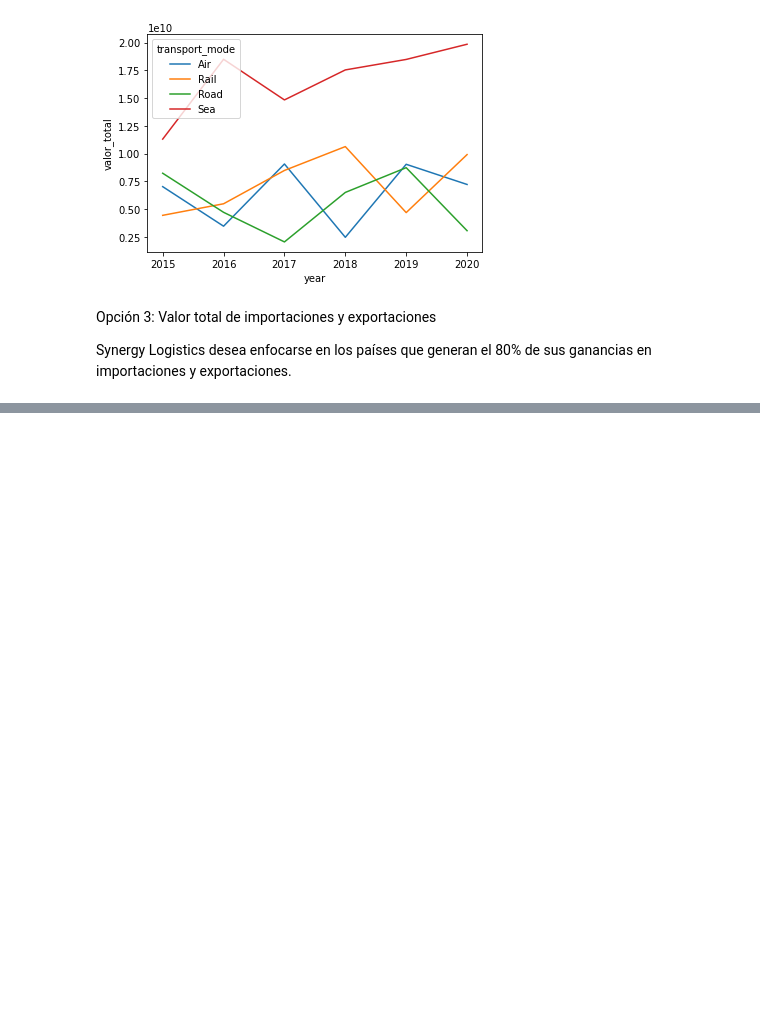
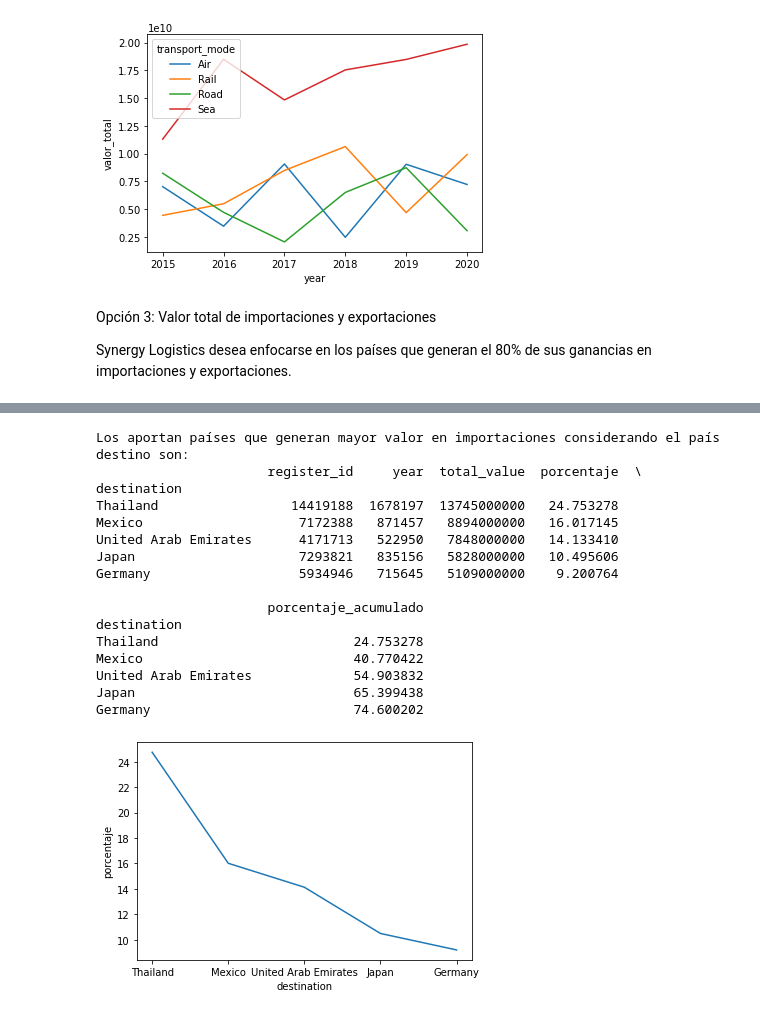
Before and after one commit to ElsaBF/Synergy-Logistics, a Jupyter notebook: ANALISIS_02_BARBA_FLORES.ipynb, the cells around one changed output, grey strips where cells are left out. Saved outputs shown, nothing was run; the diff lists cells and outputs as text; code cells hidden in the pictures; blank space fills up the shorter version.

```diff
--- a/ANALISIS_02_BARBA_FLORES.ipynb
+++ b/ANALISIS_02_BARBA_FLORES.ipynb
@@ -202,0 +216,20 @@ impo_origen
+# %%
+top_porcentaje(impo_destino, "importaciones considerando el país destino", "destination")
+# %% [output]
+Los aportan países que generan mayor valor en importaciones considerando el país destino son:
+                      register_id     year  total_value  porcentaje  \
+destination
+Thailand                 14419188  1678197  13745000000   24.753278
+Mexico                    7172388   871457   8894000000   16.017145
+United Arab Emirates      4171713   522950   7848000000   14.133410
+Japan                     7293821   835156   5828000000   10.495606
+Germany                   5934946   715645   5109000000    9.200764
+
+                      porcentaje_acumulado
+destination
+Thailand                         24.753278
+Mexico                           40.770422
+United Arab Emirates             54.903832
+Japan                            65.399438
+Germany                          74.600202
+[figure, added]
```
Also changed, not shown: parts of 18 cells of this notebook.
